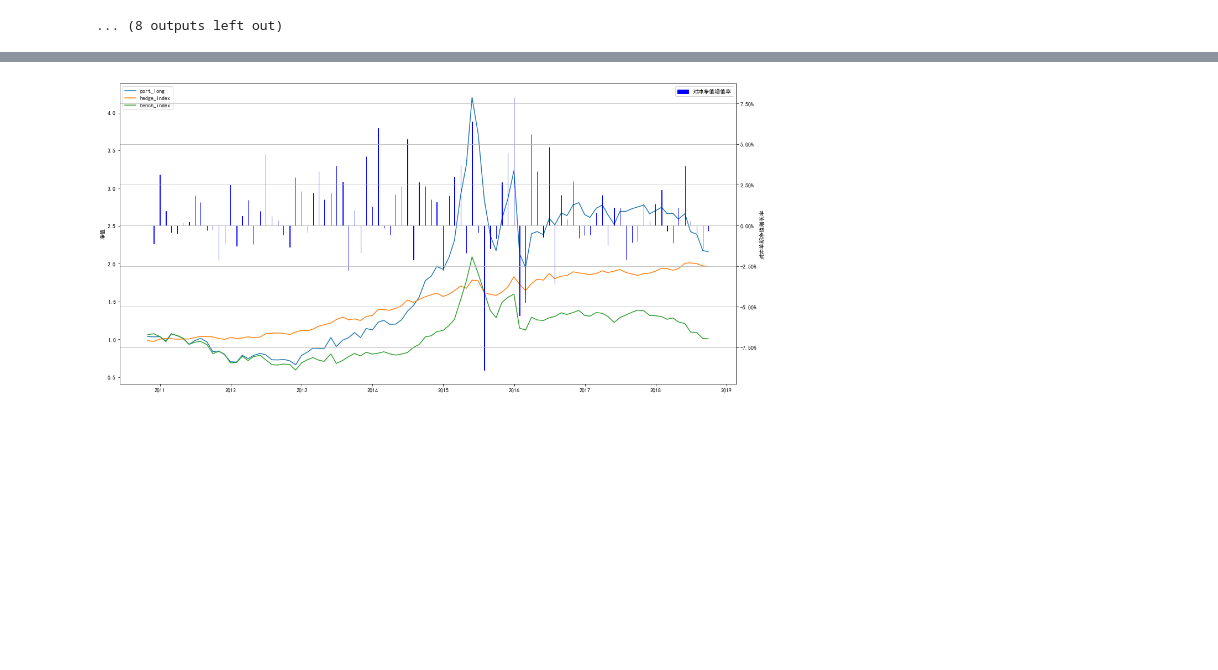
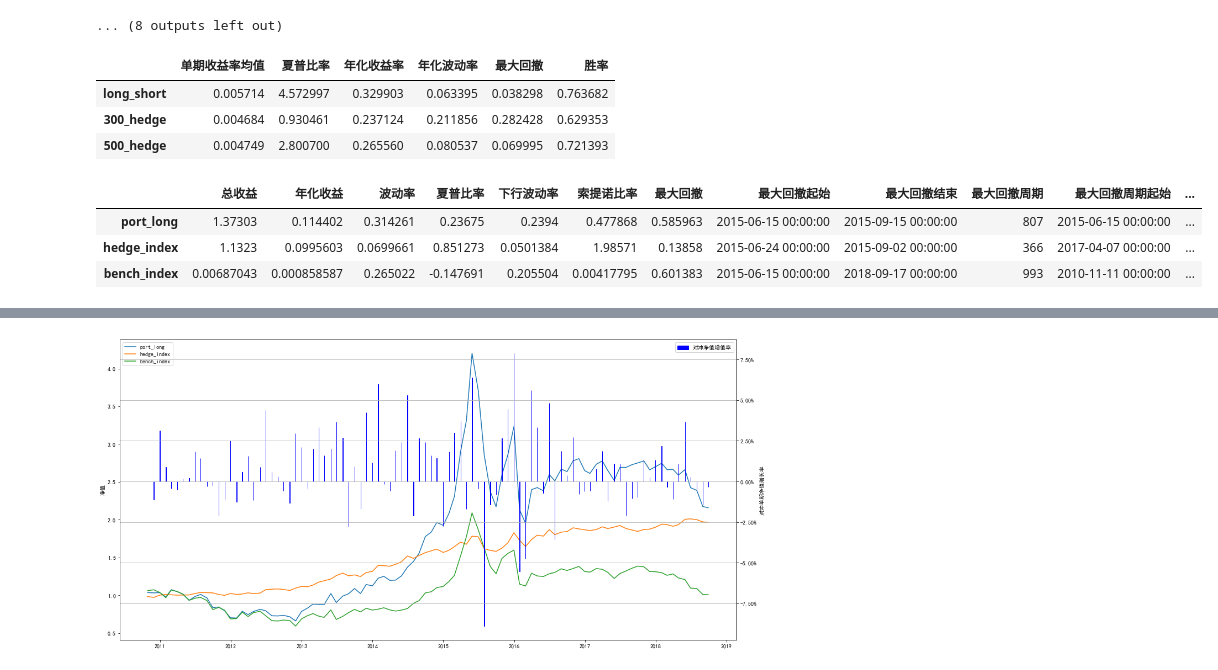
Before and after one commit to Miya-Su/Quantitative-Trading, a Jupyter notebook: code/Alpha191_Facor_Test/Alpha191.ipynb, the cells around one changed output, grey strips where cells are left out. Saved outputs shown, nothing was run; the diff lists cells and outputs as text; code cells hidden in the pictures; blank space fills up the shorter version.

```diff
--- a/code/Alpha191_Facor_Test/Alpha191.ipynb
+++ b/code/Alpha191_Facor_Test/Alpha191.ipynb
@@ -128,0 +168,7 @@ Wsamew_lgb3_pre,Wsamew_lgb3_unpre,Wunw_lgb3_pre,Wunw_lgb3_unpre
+# %%
+show2(Wfactor1_lgb3_obj)
+# %% [output]
+|  | 单期收益率均值 | 夏普比率 | 年化收益率 | 年化波动率 | 最大回撤 | 胜率 |
+| long_short | 0.005714 | 4.572997 | 0.329903 | 0.063395 | 0.038298 | 0.763682 |
+| 300_hedge | 0.004684 | 0.930461 | 0.237124 | 0.211856 | 0.282428 | 0.629353 |
+| 500_hedge | 0.004749 | 2.800700 | 0.265560 | 0.080537 | 0.069995 | 0.721393 |
@@ -128,0 +187,7 @@ Wsamew_lgb3_pre,Wsamew_lgb3_unpre,Wunw_lgb3_pre,Wunw_lgb3_unpre
+# %%
+show02(Wsamew_lgb3_pre)
+# %% [output]
+|  | 总收益 | 年化收益 | 波动率 | 夏普比率 | 下行波动率 | 索提诺比率 | 最大回撤 | 最大回撤起始 | 最大回撤结束 | 最大回撤周期 | 最大回撤周期起始 | ... |
+| port_long | 1.37303 | 0.114402 | 0.314261 | 0.23675 | 0.2394 | 0.477868 | 0.585963 | 2015-06-15 00:00:00 | 2015-09-15 00:00:00 | 807 | 2015-06-15 00:00:00 | ... |
+| hedge_index | 1.1323 | 0.0995603 | 0.0699661 | 0.851273 | 0.0501384 | 1.98571 | 0.13858 | 2015-06-24 00:00:00 | 2015-09-02 00:00:00 | 366 | 2017-04-07 00:00:00 | ... |
+| bench_index | 0.00687043 | 0.000858587 | 0.265022 | -0.147691 | 0.205504 | 0.00417795 | 0.601383 | 2015-06-15 00:00:00 | 2018-09-17 00:00:00 | 993 | 2010-11-11 00:00:00 | ... |
```
Also changed, not shown: parts of 23 cells of this notebook.
